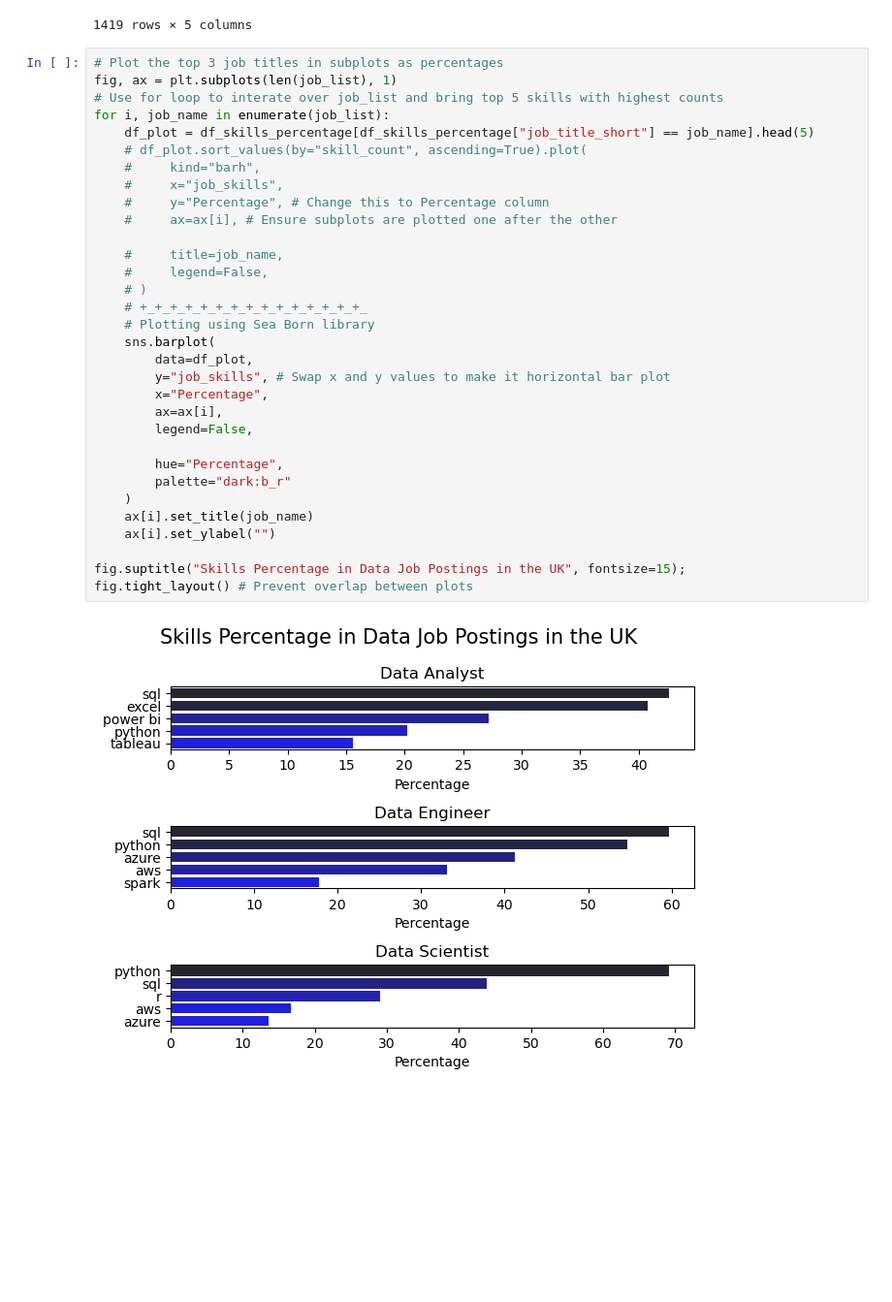
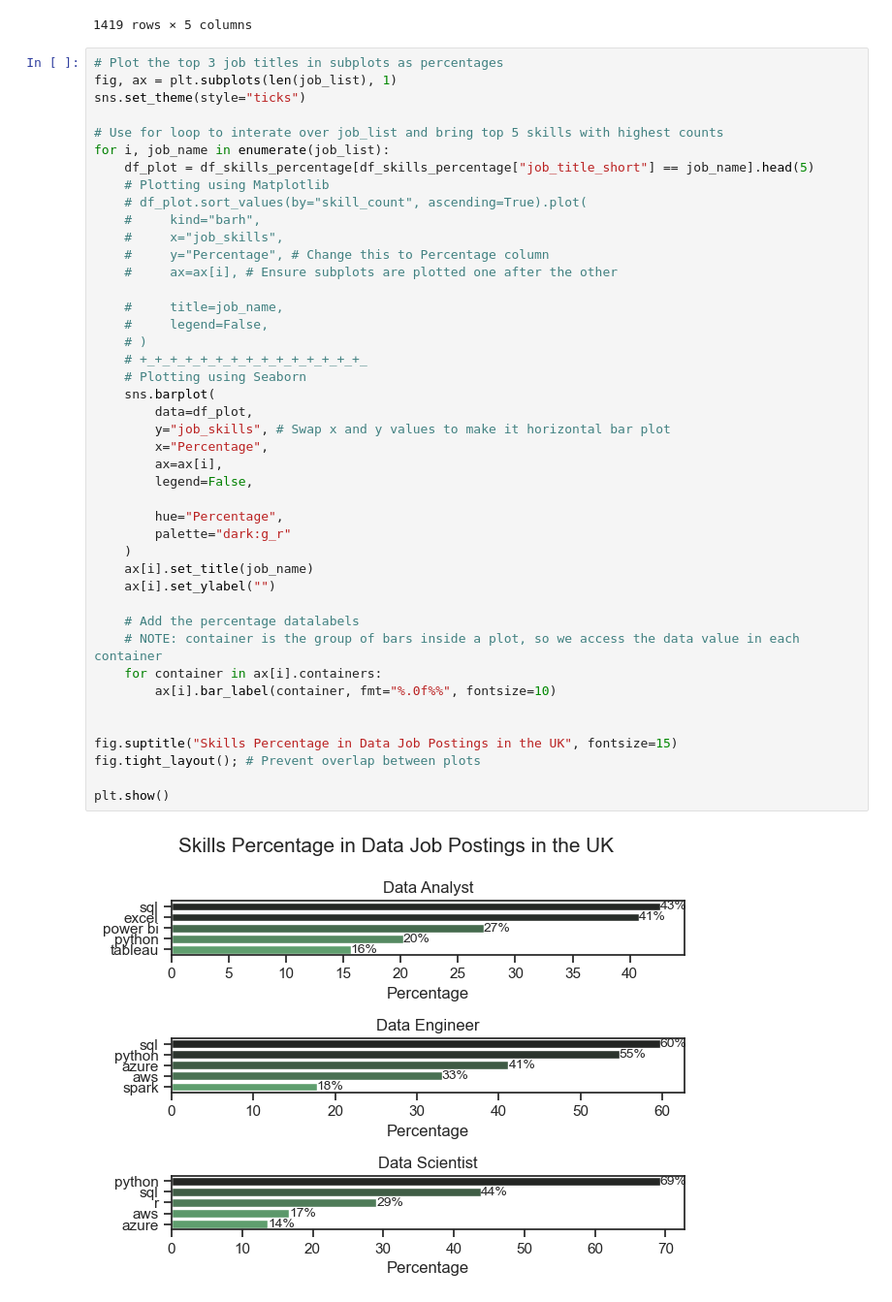
Before and after one commit to Mizan95/Project_Data_Analysis, a Jupyter notebook: 1_Intro.ipynb, the cells around one changed output. Shown at 97% size. Drawn from its saved outputs; the diff is of its cells as text; blank space fills up the shorter version.

```diff
--- a/1_Intro.ipynb
+++ b/1_Intro.ipynb
@@ -117,34 +134,45 @@ df_skills_percentage
 # %%
 # Plot the top 3 job titles in subplots as percentages
 fig, ax = plt.subplots(len(job_list), 1)
+sns.set_theme(style="ticks")
+
 # Use for loop to interate over job_list and bring top 5 skills with highest counts
 for i, job_name in enumerate(job_list):
     df_plot = df_skills_percentage[df_skills_percentage["job_title_short"] == job_name].head(5)
+    # Plotting using Matplotlib
     # df_plot.sort_values(by="skill_count", ascending=True).plot(
     #     kind="barh",
     #     x="job_skills",
     #     y="Percentage", # Change this to Percentage column
     #     ax=ax[i], # Ensure subplots are plotted one after the other
 
     #     title=job_name,
     #     legend=False,
     # )
     # +_+_+_+_+_+_+_+_+_+_+_+_+_+_+_
-    # Plotting using Sea Born library
+    # Plotting using Seaborn
     sns.barplot(
         data=df_plot,
         y="job_skills", # Swap x and y values to make it horizontal bar plot
         x="Percentage",
         ax=ax[i],
         legend=False,
 
         hue="Percentage",
-        palette="dark:b_r"
+        palette="dark:g_r"
     )
     ax[i].set_title(job_name)
     ax[i].set_ylabel("")
 
-fig.suptitle("Skills Percentage in Data Job Postings in the UK", fontsize=15);
-fig.tight_layout() # Prevent overlap between plots
+    # Add the percentage datalabels
+    # NOTE: container is the group of bars inside a plot, so we access the data value in each container
+    for container in ax[i].containers:
+        ax[i].bar_label(container, fmt="%.0f%%", fontsize=10)
+
+
+fig.suptitle("Skills Percentage in Data Job Postings in the UK", fontsize=15)
+fig.tight_layout(); # Prevent overlap between plots
+
+plt.show()
 # %% [output]
-[figure, old version]
+[figure, new version]
```
Also changed, not shown: parts of 2 cells of this notebook, 1 other file.
